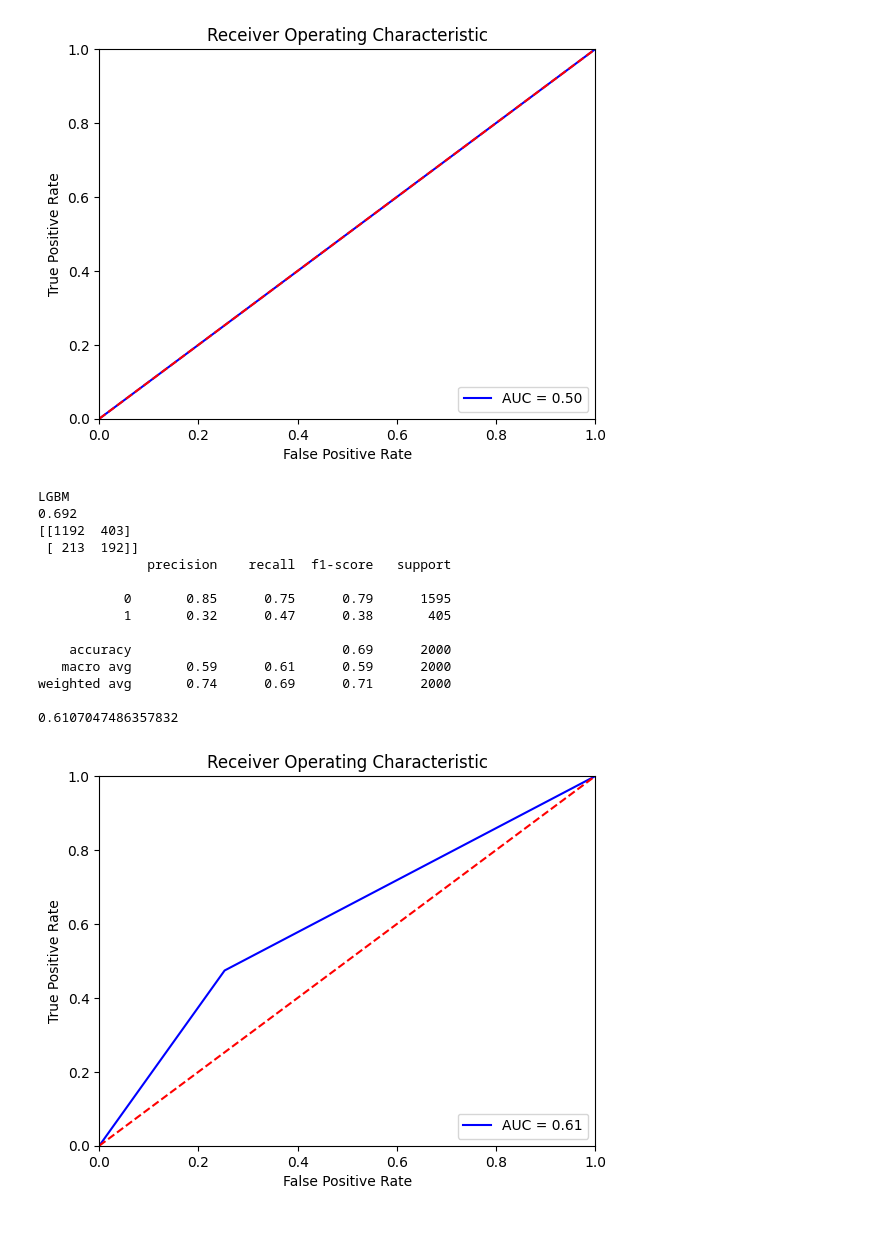
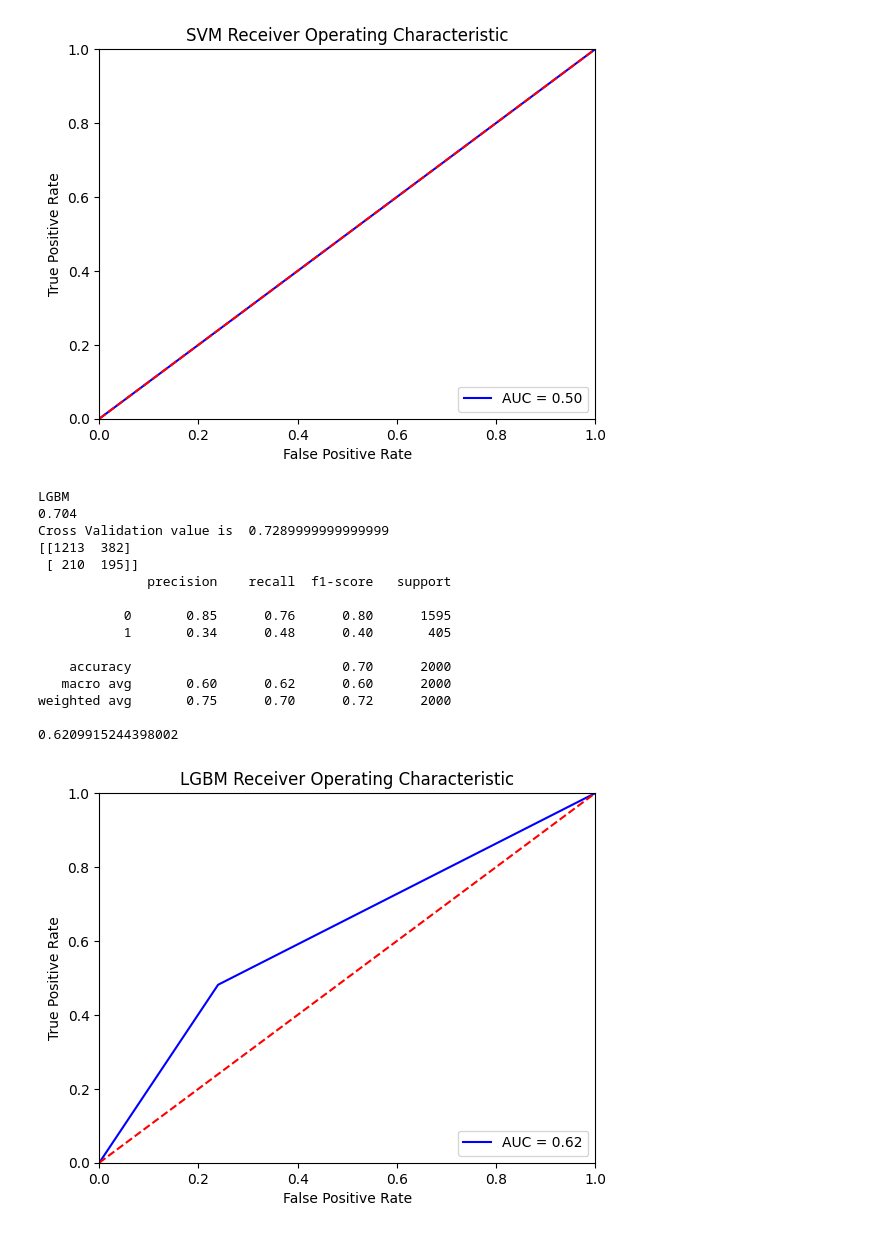
Before and after one commit to FraserW123/airline_project, a Jupyter notebook: main_classifiers.ipynb, the cells around one changed output. Saved outputs shown, nothing was run; the diff lists cells and outputs as text; code cells hidden in the pictures.

```diff
--- a/main_classifiers.ipynb
+++ b/main_classifiers.ipynb
@@ -509,6 +552,7 @@ def perform_rfe(df):
         y_pred = clf.predict(X_test)
         print(name)
         print(accuracy_score(y_test, y_pred))
+        print("Cross Validation value is ",np.mean(cross_val_score(clf ,X_test,y_test,cv=5)))
         print(confusion_matrix(y_test, y_pred))
         print(classification_report(y_test, y_pred))
         print(roc_auc_score(y_test, y_pred))
@@ -516,7 +560,7 @@ def perform_rfe(df):
         roc_auc = auc(fpr, tpr)
 
         # method I: plt
-        plt.title('Receiver Operating Characteristic')
+        plt.title(name + ' Receiver Operating Characteristic')
         plt.plot(fpr, tpr, 'b', label = 'AUC = %0.2f' % roc_auc)
         plt.legend(loc = 'lower right')
         plt.plot([0, 1], [0, 1],'r--')
@@ -566,31 +612,32 @@ SVM
 [[1595    0]
  [ 405    0]]
               precision    recall  f1-score   support
 
            0       0.80      1.00      0.89      1595
            1       0.00      0.00      0.00       405
 
     accuracy                           0.80      2000
    macro avg       0.40      0.50      0.44      2000
 weighted avg       0.64      0.80      0.71      2000
 
 0.5
-[figure, old version]
+[figure, new version]
 LGBM
-0.692
-[[1192  403]
- [ 213  192]]
+0.704
+Cross Validation value is  0.7289999999999999
+[[1213  382]
+ [ 210  195]]
               precision    recall  f1-score   support
 
-           0       0.85      0.75      0.79      1595
-           1       0.32      0.47      0.38       405
+           0       0.85      0.76      0.80      1595
+           1       0.34      0.48      0.40       405
 
-    accuracy                           0.69      2000
-   macro avg       0.59      0.61      0.59      2000
-weighted avg       0.74      0.69      0.71      2000
+    accuracy                           0.70      2000
+   macro avg       0.60      0.62      0.60      2000
+weighted avg       0.75      0.70      0.72      2000
 
-0.6107047486357832
+0.6209915244398002
-[figure, old version]
+[figure, new version]
 # %%
 # Perform Hyperparameter tuning on the LGBM model
 
```
Also changed, not shown: parts of 8 cells of this notebook, 36 other files.
